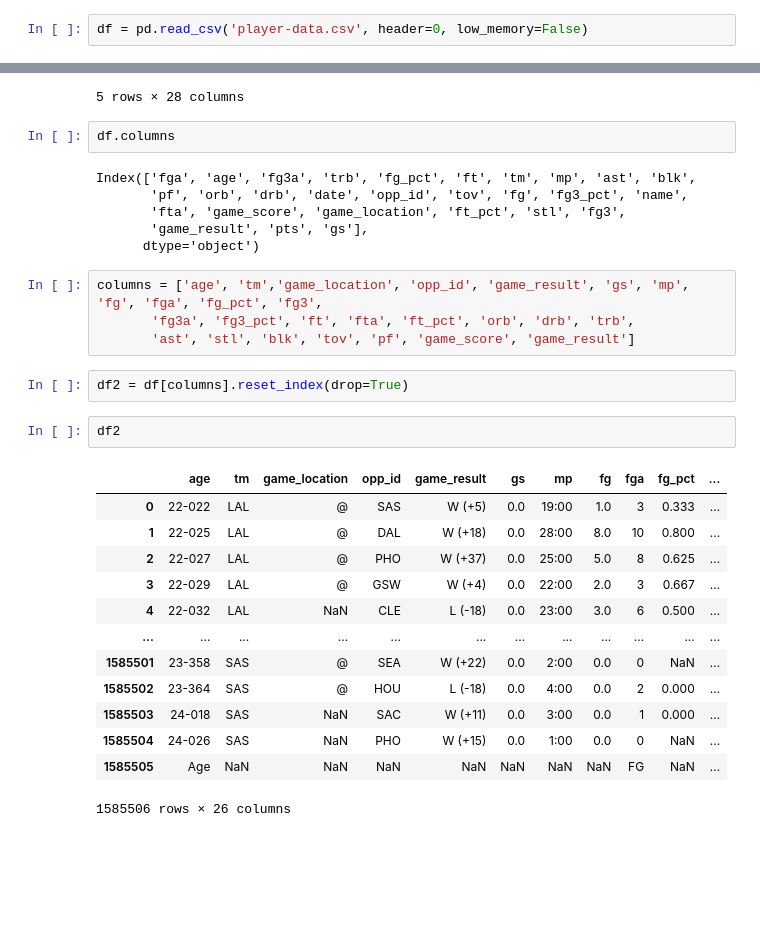
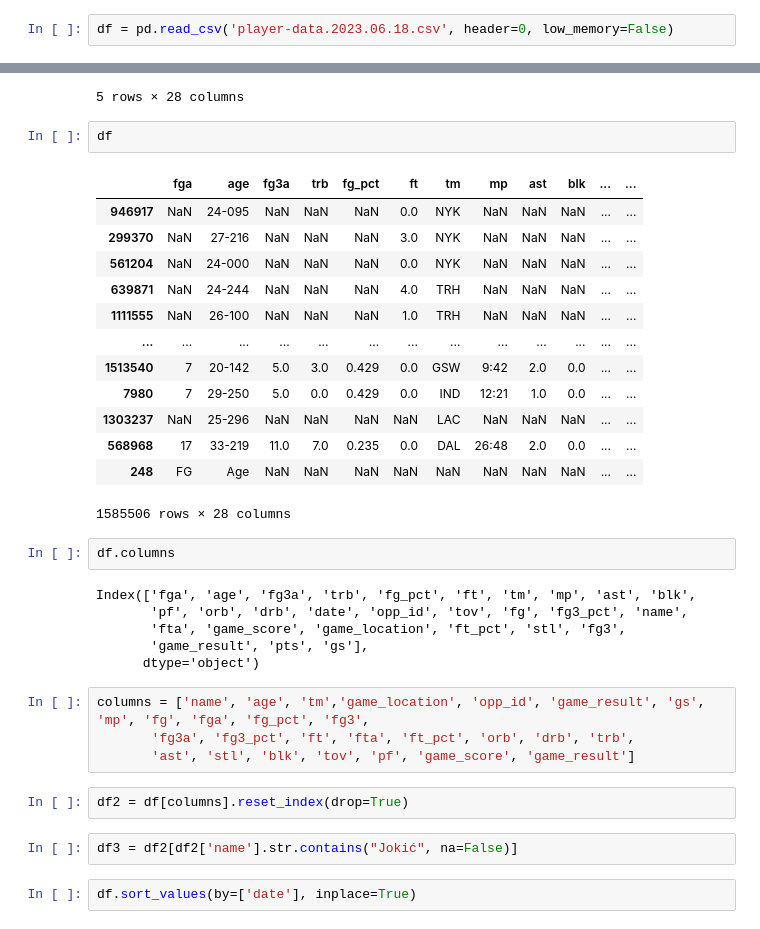
Before and after one commit to s4njee/bballref-redis, a Jupyter notebook: project/data_cleaning.ipynb, the cells around one changed output, grey strips where cells are left out. Drawn from its saved outputs; the diff is of its cells as text; blank space fills up the shorter version.

```diff
--- a/project/data_cleaning.ipynb
+++ b/project/data_cleaning.ipynb
@@ -1,7 +1,7 @@
 # %%
 import pandas as pd
 # %%
-df = pd.read_csv('player-data.csv', header=0, low_memory=False)
+df = pd.read_csv('player-data.2023.06.18.csv', header=0, low_memory=False)
 # %%
 df.sort_values(by=['name','age'], inplace=True)
 # %%
@@ -14,6 +14,22 @@ df.head()
 | 1033281 | 3 | 22-029 | 0.0 | 2.0 | 0.667 | 4.0 | LAL | 22:00 | 0.0 | 1.0 | ... | ... |
 | 1033282 | 6 | 22-032 | 1.0 | 3.0 | 0.500 | 0.0 | LAL | 23:00 | 1.0 | 1.0 | ... | ... |
 5 rows × 28 columns
+# %%
+df
+# %% [output]
+|  | fga | age | fg3a | trb | fg_pct | ft | tm | mp | ast | blk | ... | ... |
+| 946917 | NaN | 24-095 | NaN | NaN | NaN | 0.0 | NYK | NaN | NaN | NaN | ... | ... |
+| 299370 | NaN | 27-216 | NaN | NaN | NaN | 3.0 | NYK | NaN | NaN | NaN | ... | ... |
+| 561204 | NaN | 24-000 | NaN | NaN | NaN | 0.0 | NYK | NaN | NaN | NaN | ... | ... |
+| 639871 | NaN | 24-244 | NaN | NaN | NaN | 4.0 | TRH | NaN | NaN | NaN | ... | ... |
+| 1111555 | NaN | 26-100 | NaN | NaN | NaN | 1.0 | TRH | NaN | NaN | NaN | ... | ... |
+| ... | ... | ... | ... | ... | ... | ... | ... | ... | ... | ... | ... | ... |
+| 1513540 | 7 | 20-142 | 5.0 | 3.0 | 0.429 | 0.0 | GSW | 9:42 | 2.0 | 0.0 | ... | ... |
+| 7980 | 7 | 29-250 | 5.0 | 0.0 | 0.429 | 0.0 | IND | 12:21 | 1.0 | 0.0 | ... | ... |
+| 1303237 | NaN | 25-296 | NaN | NaN | NaN | NaN | LAC | NaN | NaN | NaN | ... | ... |
+| 568968 | 17 | 33-219 | 11.0 | 7.0 | 0.235 | 0.0 | DAL | 26:48 | 2.0 | 0.0 | ... | ... |
+| 248 | FG | Age | NaN | NaN | NaN | NaN | NaN | NaN | NaN | NaN | ... | ... |
+1585506 rows × 28 columns
 # %%
 df.columns
 # %% [output]
@@ -23,24 +39,12 @@ Index(['fga', 'age', 'fg3a', 'trb', 'fg_pct', 'ft', 'tm', 'mp', 'ast', 'blk',
        'game_result', 'pts', 'gs'],
       dtype='object')
 # %%
-columns = ['age', 'tm','game_location', 'opp_id', 'game_result', 'gs', 'mp', 'fg', 'fga', 'fg_pct', 'fg3',
+columns = ['name', 'age', 'tm','game_location', 'opp_id', 'game_result', 'gs', 'mp', 'fg', 'fga', 'fg_pct', 'fg3',
        'fg3a', 'fg3_pct', 'ft', 'fta', 'ft_pct', 'orb', 'drb', 'trb',
        'ast', 'stl', 'blk', 'tov', 'pf', 'game_score', 'game_result']
 # %%
 df2 = df[columns].reset_index(drop=True)
 # %%
-df2
+df3 = df2[df2['name'].str.contains("Jokić", na=False)]
-# %% [output]
-|  | age | tm | game_location | opp_id | game_result | gs | mp | fg | fga | fg_pct | ... |
-| 0 | 22-022 | LAL | @ | SAS | W (+5) | 0.0 | 19:00 | 1.0 | 3 | 0.333 | ... |
-| 1 | 22-025 | LAL | @ | DAL | W (+18) | 0.0 | 28:00 | 8.0 | 10 | 0.800 | ... |
-| 2 | 22-027 | LAL | @ | PHO | W (+37) | 0.0 | 25:00 | 5.0 | 8 | 0.625 | ... |
-| 3 | 22-029 | LAL | @ | GSW | W (+4) | 0.0 | 22:00 | 2.0 | 3 | 0.667 | ... |
-| 4 | 22-032 | LAL | NaN | CLE | L (-18) | 0.0 | 23:00 | 3.0 | 6 | 0.500 | ... |
-| ... | ... | ... | ... | ... | ... | ... | ... | ... | ... | ... | ... |
-| 1585501 | 23-358 | SAS | @ | SEA | W (+22) | 0.0 | 2:00 | 0.0 | 0 | NaN | ... |
-| 1585502 | 23-364 | SAS | @ | HOU | L (-18) | 0.0 | 4:00 | 0.0 | 2 | 0.000 | ... |
-| 1585503 | 24-018 | SAS | NaN | SAC | W (+11) | 0.0 | 3:00 | 0.0 | 1 | 0.000 | ... |
-| 1585504 | 24-026 | SAS | NaN | PHO | W (+15) | 0.0 | 1:00 | 0.0 | 0 | NaN | ... |
-| 1585505 | Age | NaN | NaN | NaN | NaN | NaN | NaN | NaN | FG | NaN | ... |
-1585506 rows × 26 columns
+# %%
+df.sort_values(by=['date'], inplace=True)
```
Also changed, not shown: parts of 1 cell of this notebook, 8 other files.
